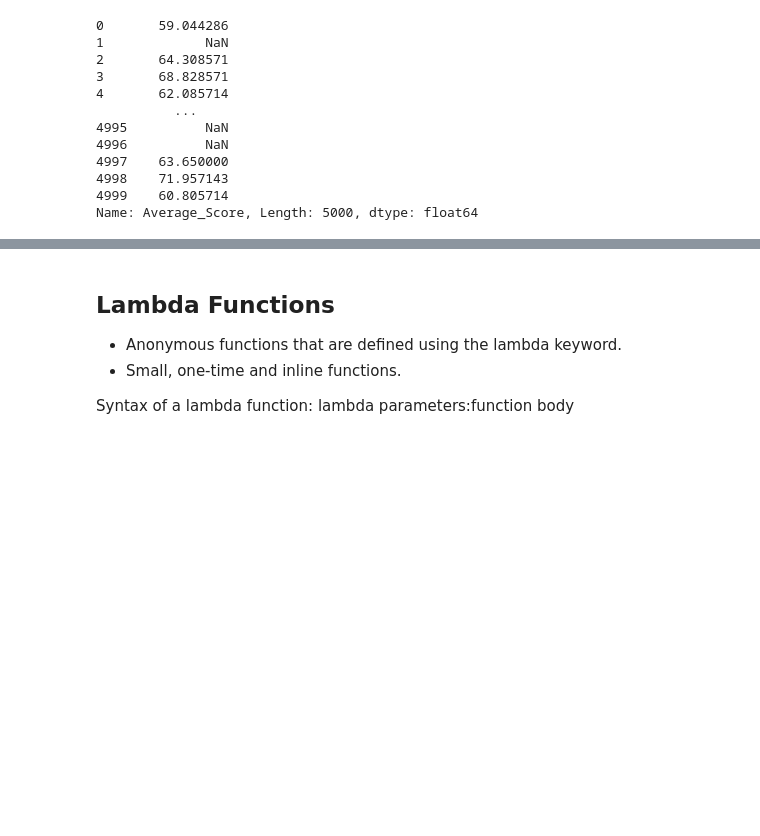
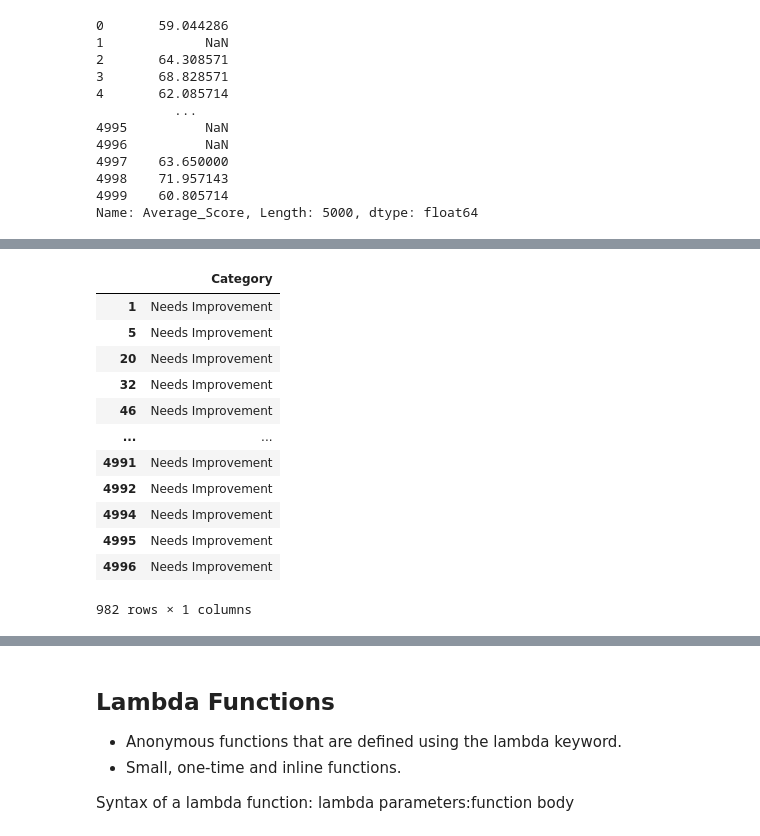
Before and after one commit to KweyuV/pandas-class-, a Jupyter notebook: data/pandas.ipynb, the cells around one changed output, grey strips where cells are left out. Cells and saved outputs as stored; diff of their text form; code cells hidden in the pictures; blank space fills up the shorter version.

```diff
--- a/data/pandas.ipynb
+++ b/data/pandas.ipynb
@@ -274,0 +307,20 @@ excellent_students
+# %%
+df2 = df.filter(['Category'])
+# %%
+needs_students = df[df['Category'] == "Needs Improvement"]
+needs = df2[df['Category'].str.contains('Needs Improvement')]
+needs
+# %% [output]
+|  | Category |
+| 1 | Needs Improvement |
+| 5 | Needs Improvement |
+| 20 | Needs Improvement |
+| 32 | Needs Improvement |
+| 46 | Needs Improvement |
+| ... | ... |
+| 4991 | Needs Improvement |
+| 4992 | Needs Improvement |
+| 4994 | Needs Improvement |
+| 4995 | Needs Improvement |
+| 4996 | Needs Improvement |
+982 rows × 1 columns
```
Also changed, not shown: parts of 23 cells of this notebook.
